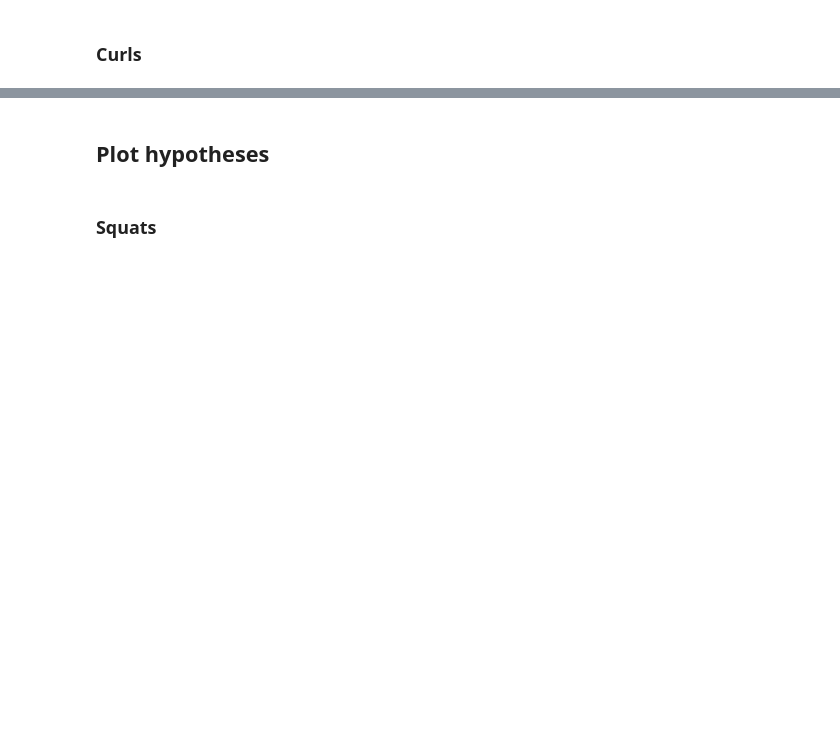
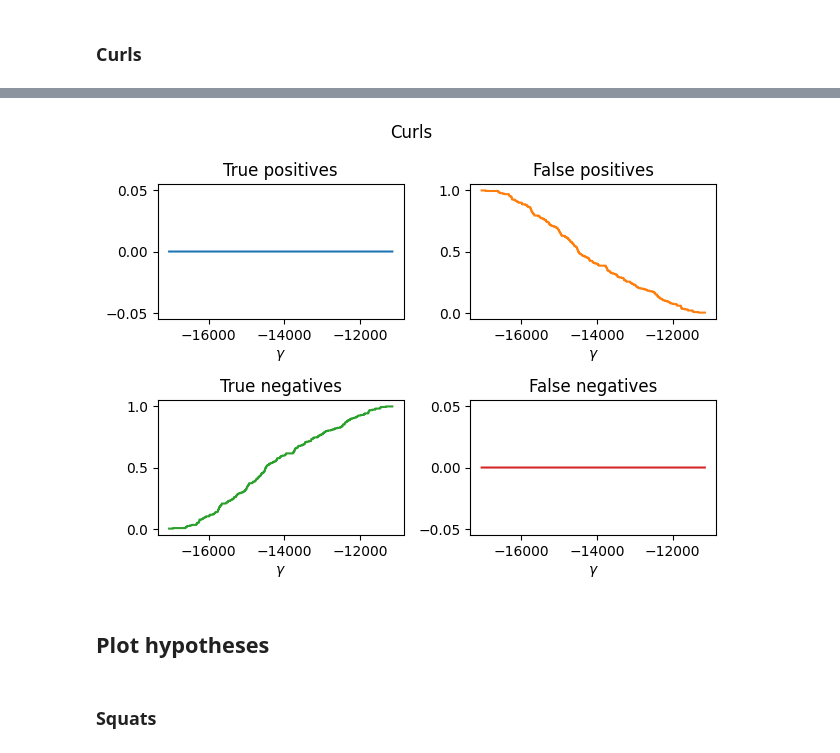
Before and after one commit to sjb296/linear-motion-detection, a Jupyter notebook: main.ipynb, the cells around one changed output, grey strips where cells are left out. Saved outputs shown, nothing was run; the diff lists cells and outputs as text; code cells hidden in the pictures; blank space fills up the shorter version.

```diff
--- a/main.ipynb
+++ b/main.ipynb
@@ -1255,3 +1340,14 @@ ax = pd.Series(curl_Ts_50_10).plot()
+# %%
+t = plt.suptitle("Curls")
+plot_class_metrics(
+    curl_50_10_gammas,
+    curl_50_10_true_pos_arr,
+    curl_50_10_false_pos_arr,
+    curl_50_10_true_neg_arr,
+    curl_50_10_false_neg_arr,
+)
+# %% [output]
+[figure, added]
 # %% [markdown]
 ## Plot hypotheses
 # %% [markdown]
```
Also changed, not shown: parts of 30 cells of this notebook.
